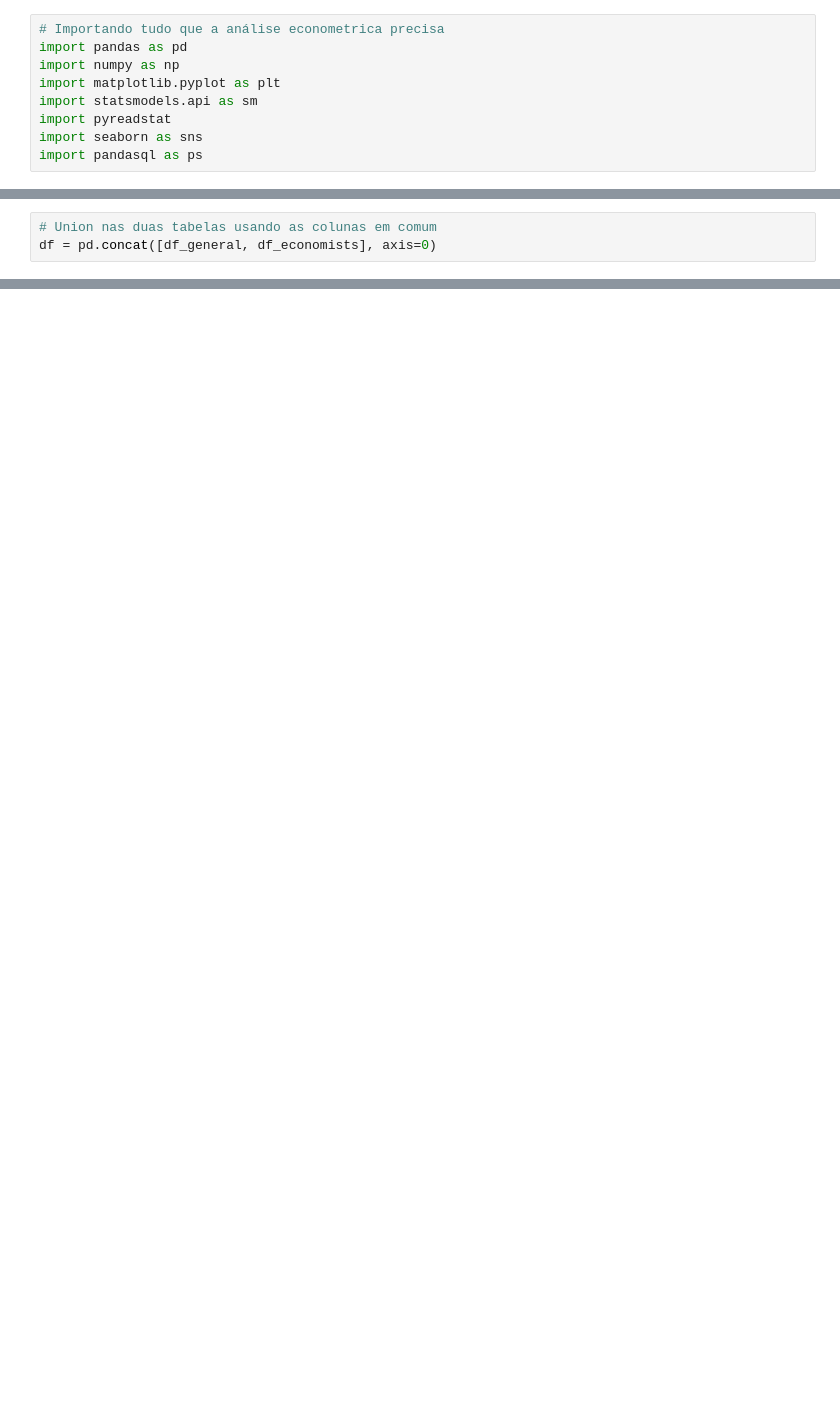
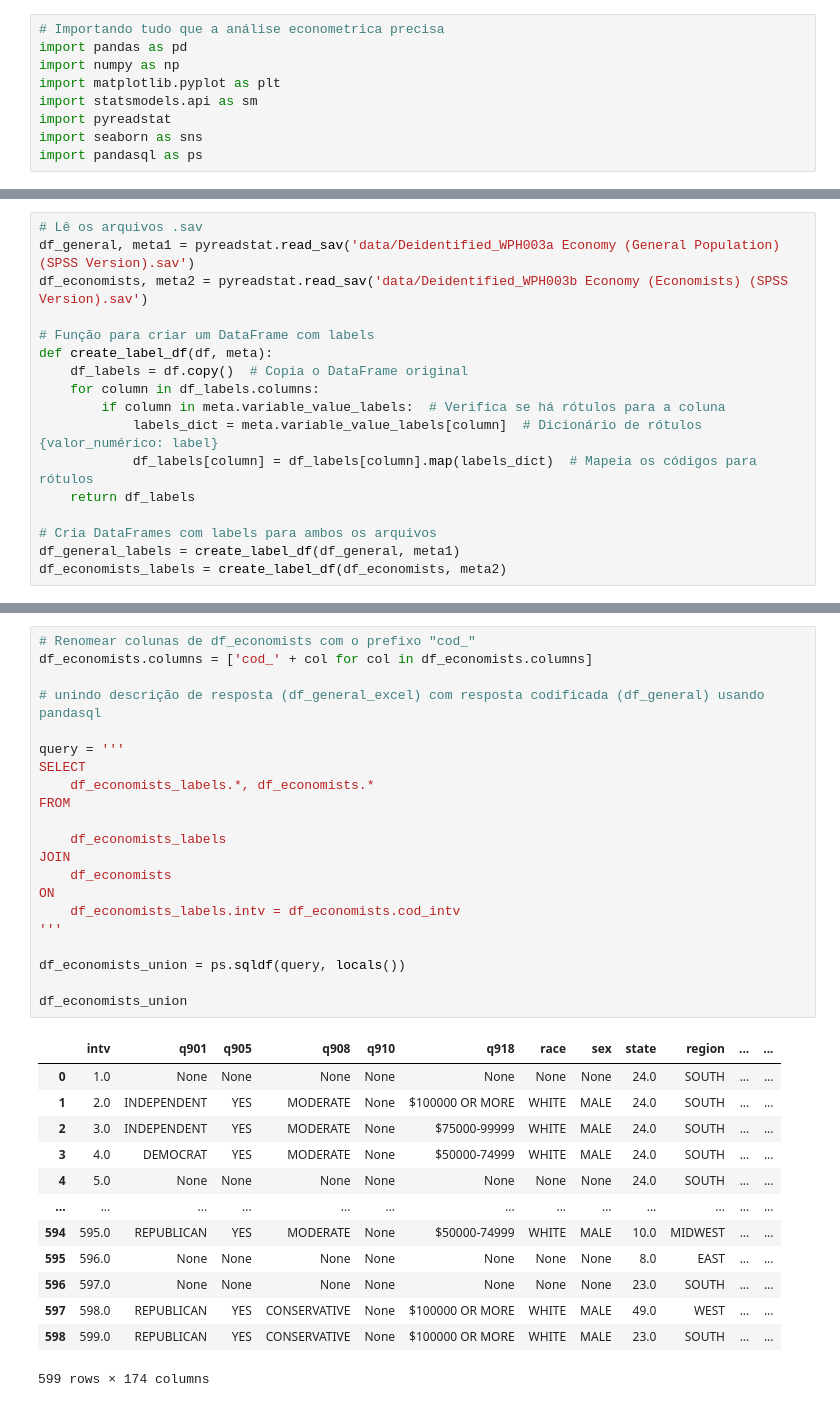
Before and after one commit to Schadenlord/pesquisa-comportamental, a Jupyter notebook: análise.ipynb, the cells around one changed output, grey strips where cells are left out. Cells and saved outputs as stored; diff of their text form; blank space fills up the shorter version.

```diff
--- a/análise.ipynb
+++ b/análise.ipynb
@@ -20,3 +15,0 @@ df_economists['econ'] = 1
-# %%
-# Union nas duas tabelas usando as colunas em comum
-df = pd.concat([df_general, df_economists], axis=0)
@@ -87,0 +18,17 @@ df_economists.head()
+# %%
+# Lê os arquivos .sav
+df_general, meta1 = pyreadstat.read_sav('data/Deidentified_WPH003a Economy (General Population) (SPSS Version).sav')
+df_economists, meta2 = pyreadstat.read_sav('data/Deidentified_WPH003b Economy (Economists) (SPSS Version).sav')
+
+# Função para criar um DataFrame com labels
+def create_label_df(df, meta):
+    df_labels = df.copy()  # Copia o DataFrame original
+    for column in df_labels.columns:
+        if column in meta.variable_value_labels:  # Verifica se há rótulos para a coluna
+            labels_dict = meta.variable_value_labels[column]  # Dicionário de rótulos {valor_numérico: label}
+            df_labels[column] = df_labels[column].map(labels_dict)  # Mapeia os códigos para rótulos
+    return df_labels
+
+# Cria DataFrames com labels para ambos os arquivos
+df_general_labels = create_label_df(df_general, meta1)
+df_economists_labels = create_label_df(df_economists, meta2)
@@ -87,0 +102,35 @@ df_economists.head()
+# %%
+# Renomear colunas de df_economists com o prefixo "cod_"
+df_economists.columns = ['cod_' + col for col in df_economists.columns]
+
+# unindo descrição de resposta (df_general_excel) com resposta codificada (df_general) usando pandasql
+
+query = '''
+SELECT
+    df_economists_labels.*, df_economists.*
+FROM
+
+    df_economists_labels
+JOIN
+    df_economists
+ON
+    df_economists_labels.intv = df_economists.cod_intv
+'''
+
+df_economists_union = ps.sqldf(query, locals())
+
+df_economists_union
+# %% [output]
+|  | intv | q901 | q905 | q908 | q910 | q918 | race | sex | state | region | ... | ... |
+| 0 | 1.0 | None | None | None | None | None | None | None | 24.0 | SOUTH | ... | ... |
+| 1 | 2.0 | INDEPENDENT | YES | MODERATE | None | $100000 OR MORE | WHITE | MALE | 24.0 | SOUTH | ... | ... |
+| 2 | 3.0 | INDEPENDENT | YES | MODERATE | None | $75000-99999 | WHITE | MALE | 24.0 | SOUTH | ... | ... |
+| 3 | 4.0 | DEMOCRAT | YES | MODERATE | None | $50000-74999 | WHITE | MALE | 24.0 | SOUTH | ... | ... |
+| 4 | 5.0 | None | None | None | None | None | None | None | 24.0 | SOUTH | ... | ... |
+| ... | ... | ... | ... | ... | ... | ... | ... | ... | ... | ... | ... | ... |
+| 594 | 595.0 | REPUBLICAN | YES | MODERATE | None | $50000-74999 | WHITE | MALE | 10.0 | MIDWEST | ... | ... |
+| 595 | 596.0 | None | None | None | None | None | None | None | 8.0 | EAST | ... | ... |
+| 596 | 597.0 | None | None | None | None | None | None | None | 23.0 | SOUTH | ... | ... |
+| 597 | 598.0 | REPUBLICAN | YES | CONSERVATIVE | None | $100000 OR MORE | WHITE | MALE | 49.0 | WEST | ... | ... |
+| 598 | 599.0 | REPUBLICAN | YES | CONSERVATIVE | None | $100000 OR MORE | WHITE | MALE | 23.0 | SOUTH | ... | ... |
+599 rows × 174 columns
```
Also changed, not shown: parts of 22 cells of this notebook.
